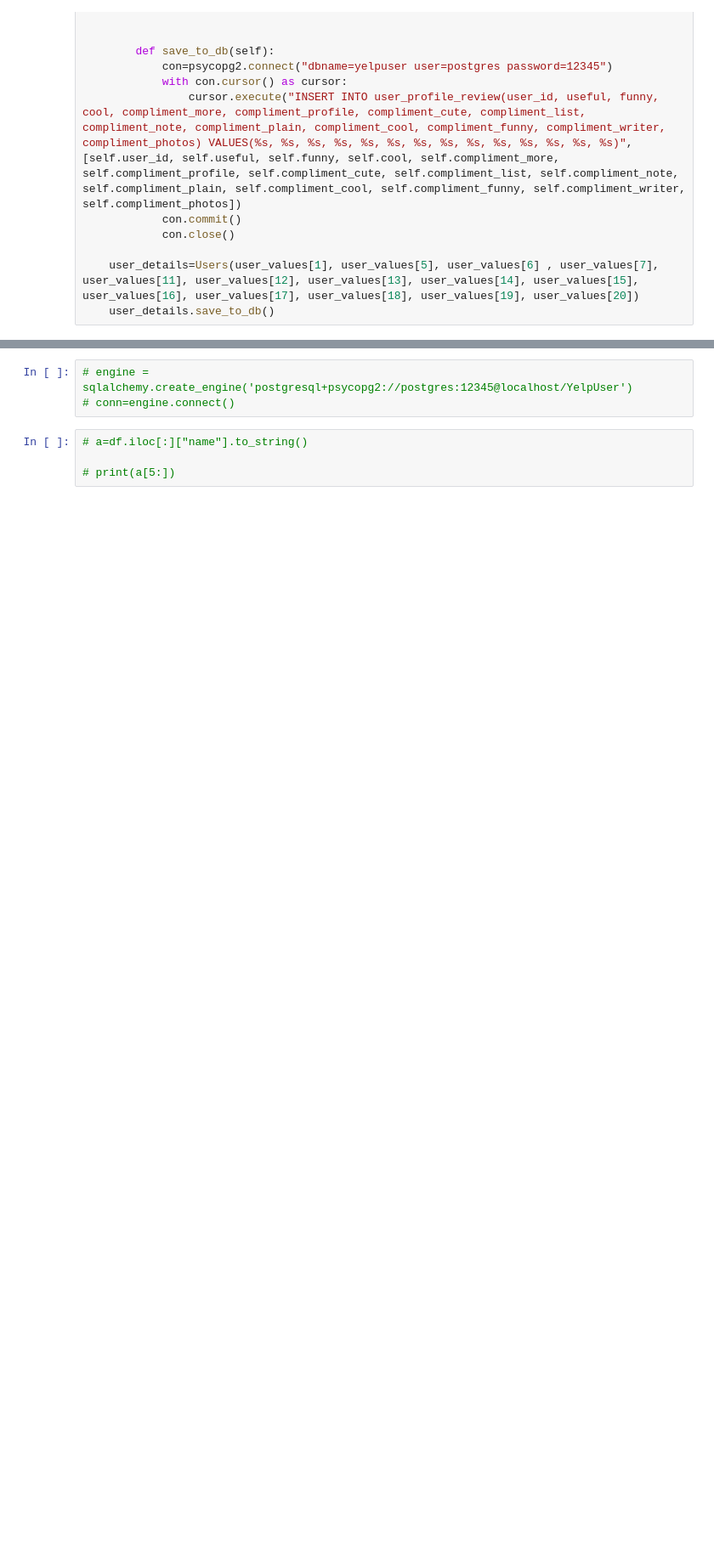
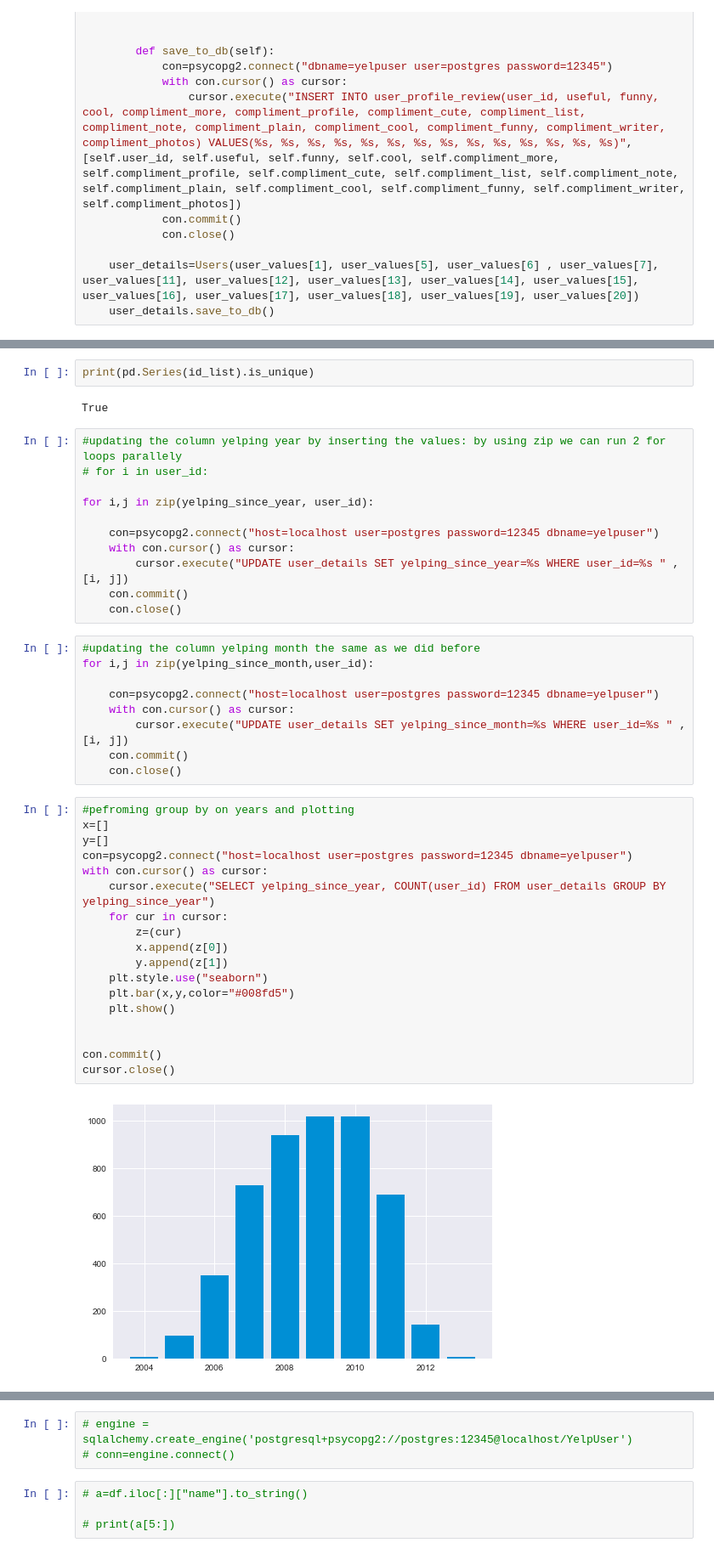
Before and after one commit to PrithviMD/YELP, a Jupyter notebook: mongouser.ipynb, the cells around one changed output, grey strips where cells are left out. Shown at 85% size. Cells and saved outputs as stored; diff of their text form; blank space fills up the shorter version.

Commit message:
Visualization on userdataset done

```diff
--- a/mongouser.ipynb
+++ b/mongouser.ipynb
@@ -308,0 +350,44 @@ print(l[20])
+# %%
+print(pd.Series(id_list).is_unique)
+# %% [output]
+True
+# %%
+#updating the column yelping year by inserting the values: by using zip we can run 2 for loops parallely
+# for i in user_id:
+
+for i,j in zip(yelping_since_year, user_id):
+
+    con=psycopg2.connect("host=localhost user=postgres password=12345 dbname=yelpuser")
+    with con.cursor() as cursor:
+        cursor.execute("UPDATE user_details SET yelping_since_year=%s WHERE user_id=%s " ,[i, j])
+    con.commit()
+    con.close()
+# %%
+#updating the column yelping month the same as we did before
+for i,j in zip(yelping_since_month,user_id):
+
+    con=psycopg2.connect("host=localhost user=postgres password=12345 dbname=yelpuser")
+    with con.cursor() as cursor:
+        cursor.execute("UPDATE user_details SET yelping_since_month=%s WHERE user_id=%s " ,[i, j])
+    con.commit()
+    con.close()
+# %%
+#pefroming group by on years and plotting
+x=[]
+y=[]
+con=psycopg2.connect("host=localhost user=postgres password=12345 dbname=yelpuser")
+with con.cursor() as cursor:
+    cursor.execute("SELECT yelping_since_year, COUNT(user_id) FROM user_details GROUP BY yelping_since_year")
+    for cur in cursor:
+        z=(cur)
+        x.append(z[0])
+        y.append(z[1])
+    plt.style.use("seaborn")
+    plt.bar(x,y,color="#008fd5")
+    plt.show()
+
+
+con.commit()
+cursor.close()
+# %% [output]
+[figure, added]
```
Also changed, not shown: parts of 16 cells of this notebook.
